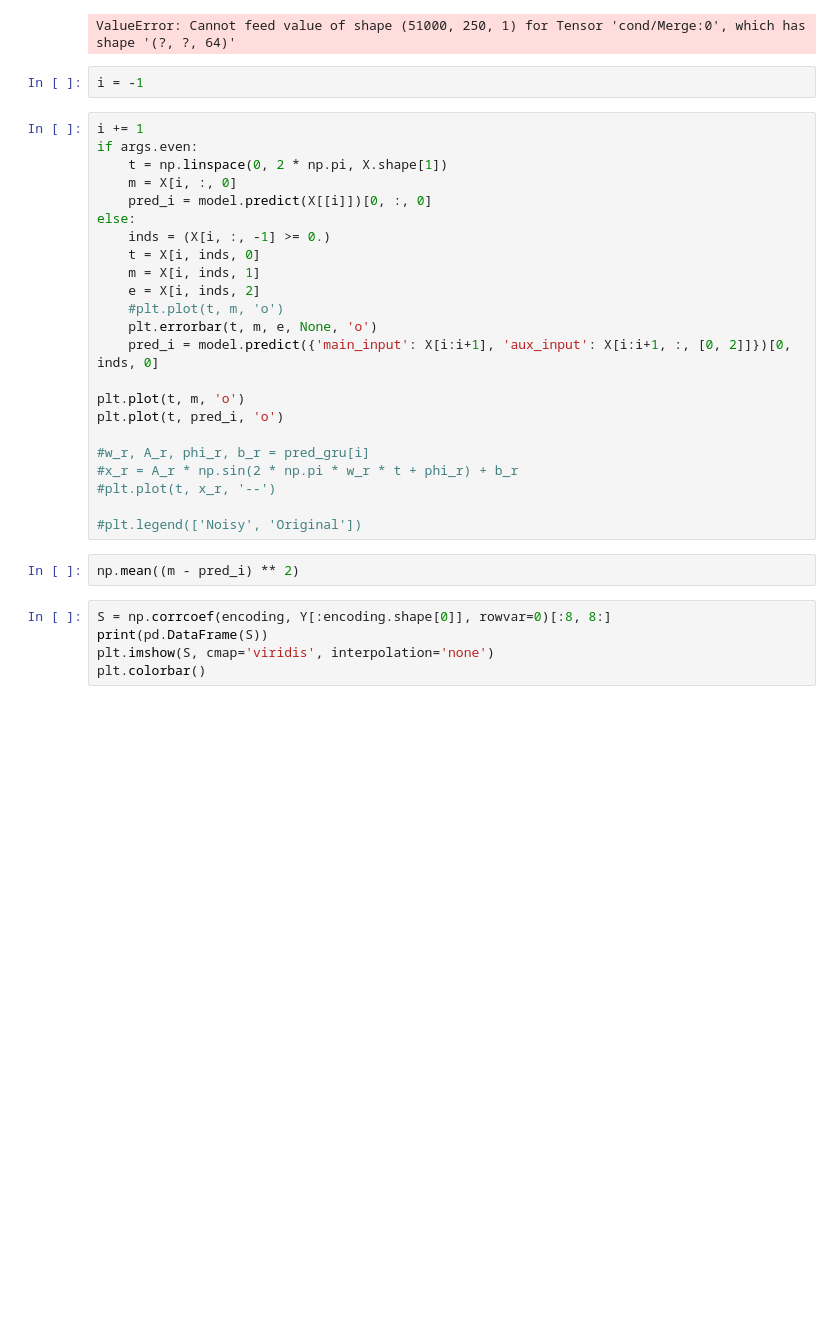
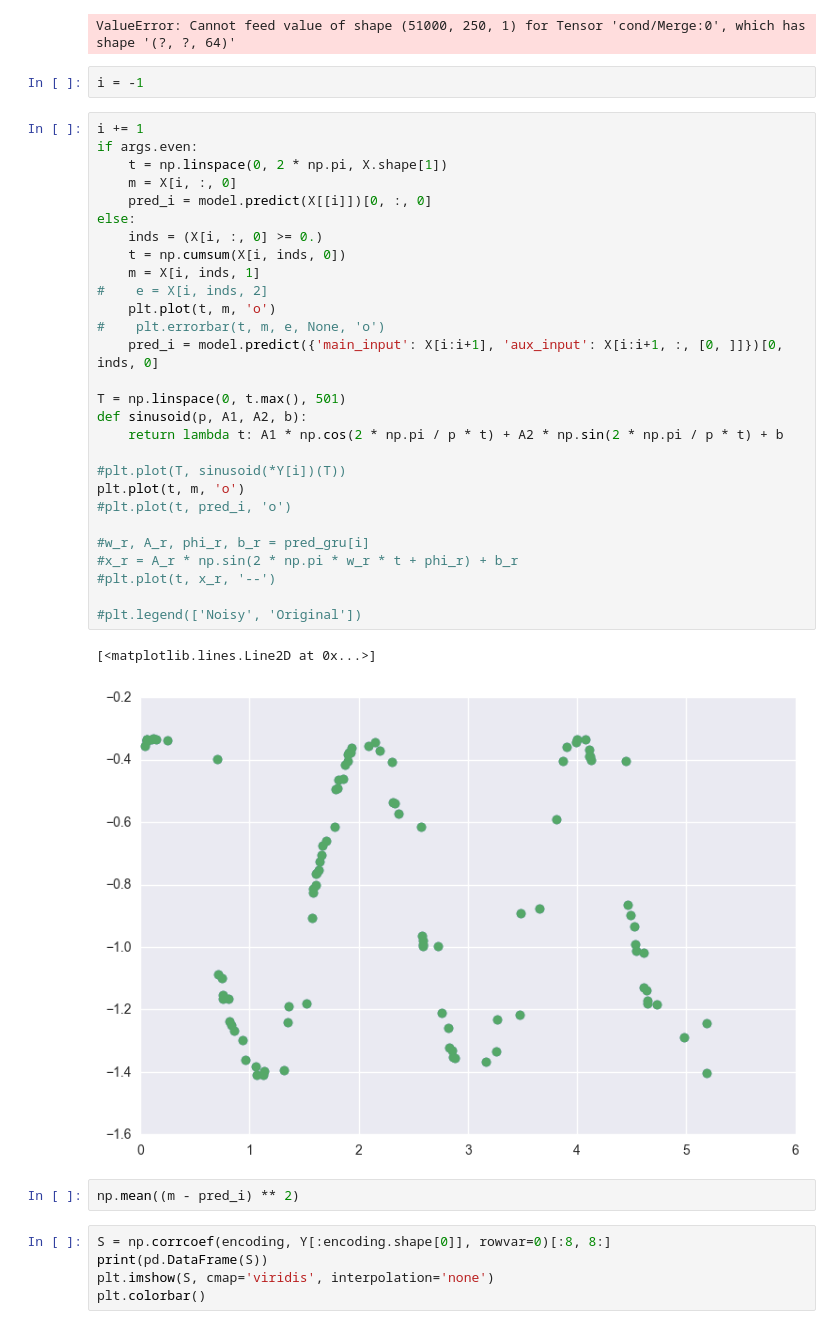
Before and after one commit to bnaul/timeflow, a Jupyter notebook: autoencoder.ipynb, the cells around one changed output. Cells and saved outputs as stored; diff of their text form; blank space fills up the shorter version.

```diff
--- a/autoencoder.ipynb
+++ b/autoencoder.ipynb
@@ -62,26 +56,34 @@ i = -1
 # %%
 i += 1
 if args.even:
     t = np.linspace(0, 2 * np.pi, X.shape[1])
     m = X[i, :, 0]
     pred_i = model.predict(X[[i]])[0, :, 0]
 else:
-    inds = (X[i, :, -1] >= 0.)
-    t = X[i, inds, 0]
+    inds = (X[i, :, 0] >= 0.)
+    t = np.cumsum(X[i, inds, 0])
     m = X[i, inds, 1]
-    e = X[i, inds, 2]
-    #plt.plot(t, m, 'o')
-    plt.errorbar(t, m, e, None, 'o')
-    pred_i = model.predict({'main_input': X[i:i+1], 'aux_input': X[i:i+1, :, [0, 2]]})[0, inds, 0]
+#    e = X[i, inds, 2]
+    plt.plot(t, m, 'o')
+#    plt.errorbar(t, m, e, None, 'o')
+    pred_i = model.predict({'main_input': X[i:i+1], 'aux_input': X[i:i+1, :, [0, ]]})[0, inds, 0]
 
+T = np.linspace(0, t.max(), 501)
+def sinusoid(p, A1, A2, b):
+    return lambda t: A1 * np.cos(2 * np.pi / p * t) + A2 * np.sin(2 * np.pi / p * t) + b
+
+#plt.plot(T, sinusoid(*Y[i])(T))
 plt.plot(t, m, 'o')
-plt.plot(t, pred_i, 'o')
+#plt.plot(t, pred_i, 'o')
 
 #w_r, A_r, phi_r, b_r = pred_gru[i]
 #x_r = A_r * np.sin(2 * np.pi * w_r * t + phi_r) + b_r
 #plt.plot(t, x_r, '--')
 
 #plt.legend(['Noisy', 'Original'])
+# %% [output]
+[<matplotlib.lines.Line2D at 0x...>]
+[figure, added]
 # %%
 np.mean((m - pred_i) ** 2)
 # %%
```
Also changed, not shown: parts of 5 cells of this notebook, 3 other files.
